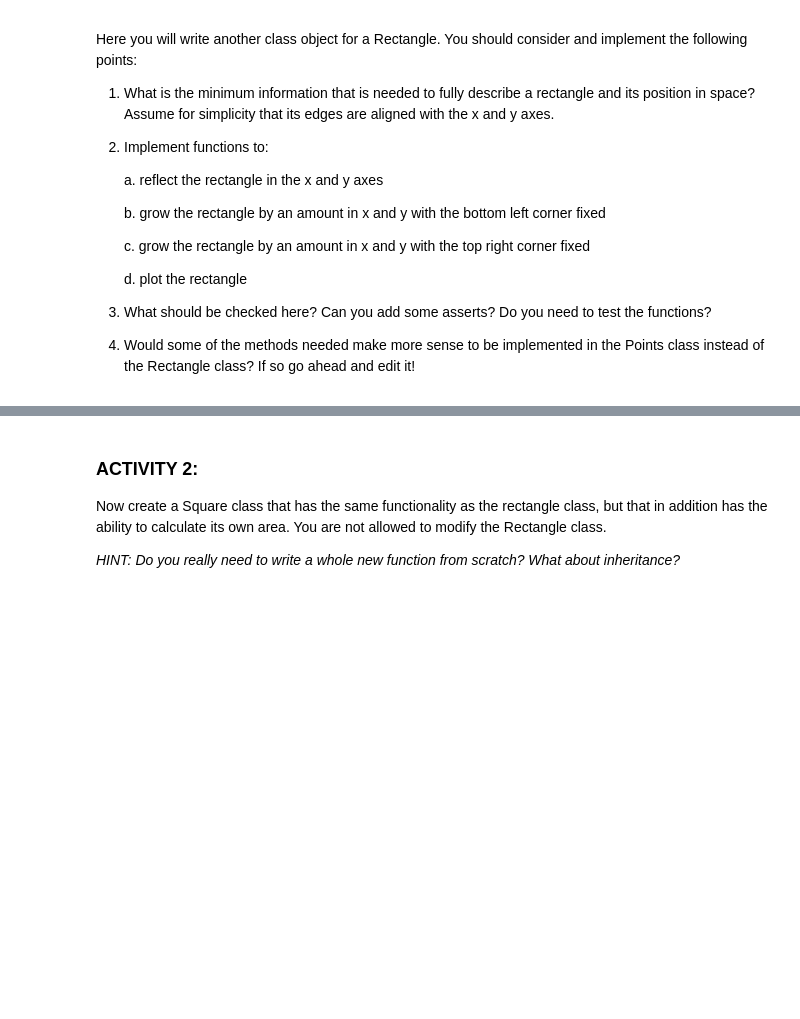
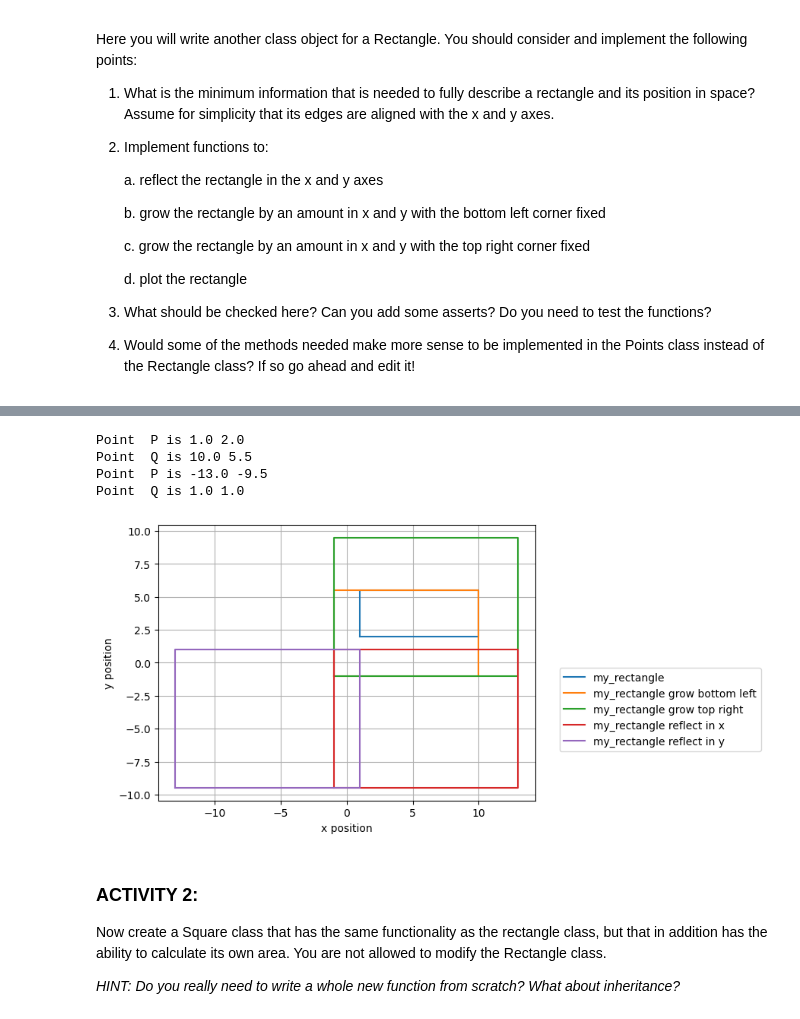
Before and after one commit to KAClough/TopicsInSciComp, a Jupyter notebook: Notebooks/Week3_LabExercises.ipynb, the cells around one changed output, grey strips where cells are left out. Drawn from its saved outputs; the diff is of its cells as text; code cells hidden in the pictures; blank space fills up the shorter version.

```diff
--- a/Notebooks/Week3_LabExercises.ipynb
+++ b/Notebooks/Week3_LabExercises.ipynb
@@ -120,3 +229,60 @@ Distance is  6.264982043070834
+# %%
+# Tests - should strictly write these first!----------------------------------testing (also for defensive programming----------------------------------------
+first_point = Point(1.0,2.0,"P")
+first_point.print_point()
+
+second_point = Point(10.0,5.5,"Q")
+second_point.print_point()
+
+# Class object created
+my_rectangle = Rectangle(first_point, second_point)
+
+# This one throws an error
+#my_rectangle = Rectangle(second_point, first_point)
+
+# Try the plotting - PLOTING DEFAULTS----------------
+plt.plot()
+plt.grid()
+plt.xlabel("x position")
+plt.ylabel("y position")
+ax = plt.gcf().gca()
+my_rectangle.plot_rectangle(ax,"my_rectangle")
+ax.set_aspect('equal')
+
+#TESTING CLASS FUNCTIONS AND IF WORKS----------------
+# Grow bottom left
+my_rectangle.grow_rectangle_from_corner(2.0,3.0,'bottom_left')
+my_rectangle.plot_rectangle(ax,"my_rectangle grow bottom left")
+my_rectangle.check_rectangle()
+
+# Grow top right
+my_rectangle.grow_rectangle_from_corner(3.0,4.0,'top_right')
+my_rectangle.plot_rectangle(ax,"my_rectangle grow top right")
+my_rectangle.check_rectangle()
+
+# Reflect in x
+my_rectangle.reflect_rectangle_about_axis('x')
+my_rectangle.plot_rectangle(ax,"my_rectangle reflect in x")
+my_rectangle.check_rectangle()
+
+# Reflect in y
+my_rectangle.reflect_rectangle_about_axis('y')
+my_rectangle.plot_rectangle(ax,"my_rectangle reflect in y")
+my_rectangle.check_rectangle()
+
+# Add legend to plot
+plt.legend(bbox_to_anchor=(1.05, 0.5))
+
+# Print the location of the points after the rectangle methods are applied
+# Note that these have now moved with the transformation!
+first_point.print_point()
+second_point.print_point()
+# %% [output]
+Point  P is 1.0 2.0
+Point  Q is 10.0 5.5
+Point  P is -13.0 -9.5
+Point  Q is 1.0 1.0
+[figure, added]
 # %% [markdown]
 ### ACTIVITY 2:
 
```
Also changed, not shown: parts of 12 cells of this notebook, 3 other files.
